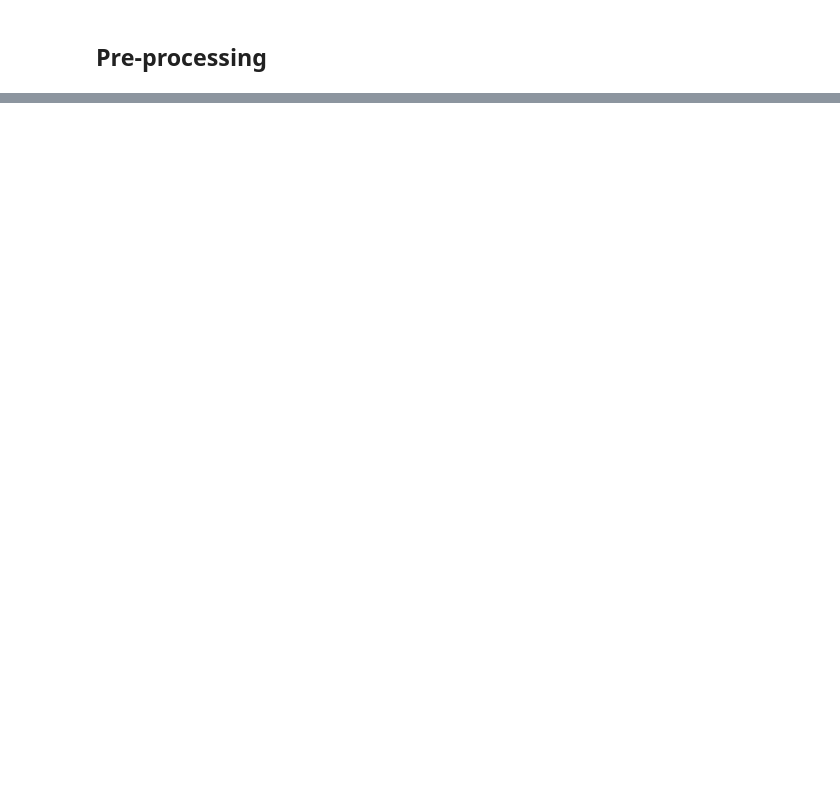
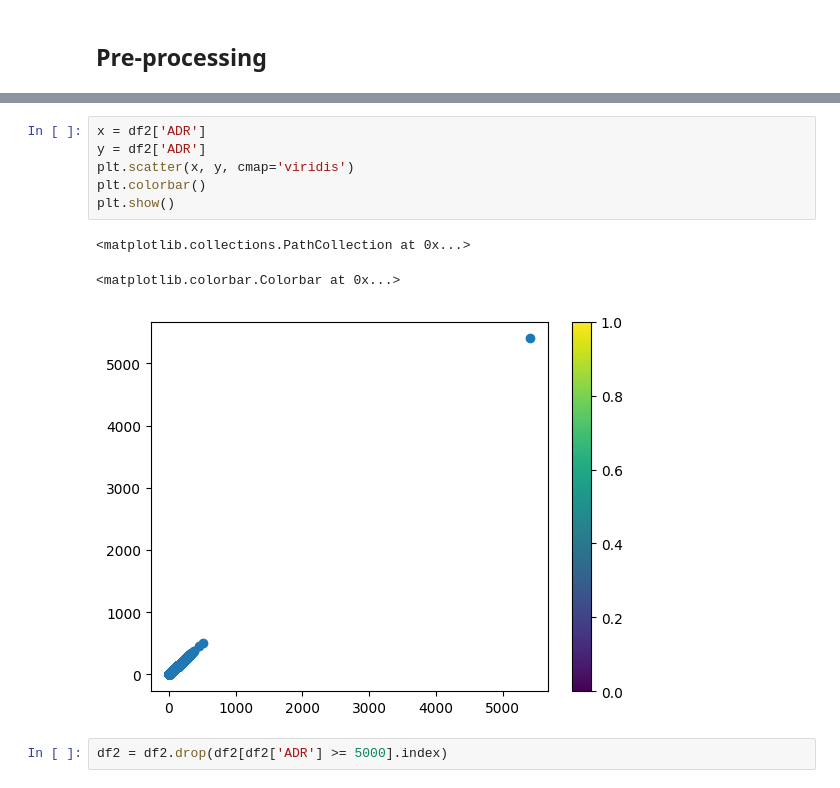
Before and after one commit to MartinoPhoenixVox/HotelBookingDemand, a Jupyter notebook: HotelBookingDemand.ipynb, the cells around one changed output, grey strips where cells are left out. Cells and saved outputs as stored; diff of their text form; blank space fills up the shorter version.

```diff
--- a/HotelBookingDemand.ipynb
+++ b/HotelBookingDemand.ipynb
@@ -102,0 +411,12 @@ memory usage: 18.8+ MB
+# %%
+x = df2['ADR']
+y = df2['ADR']
+plt.scatter(x, y, cmap='viridis')
+plt.colorbar()
+plt.show()
+# %% [output]
+<matplotlib.collections.PathCollection at 0x...>
+<matplotlib.colorbar.Colorbar at 0x...>
+[figure, added]
+# %%
+df2 = df2.drop(df2[df2['ADR'] >= 5000].index)
```
Also changed, not shown: parts of 63 cells of this notebook, 1 other file.
